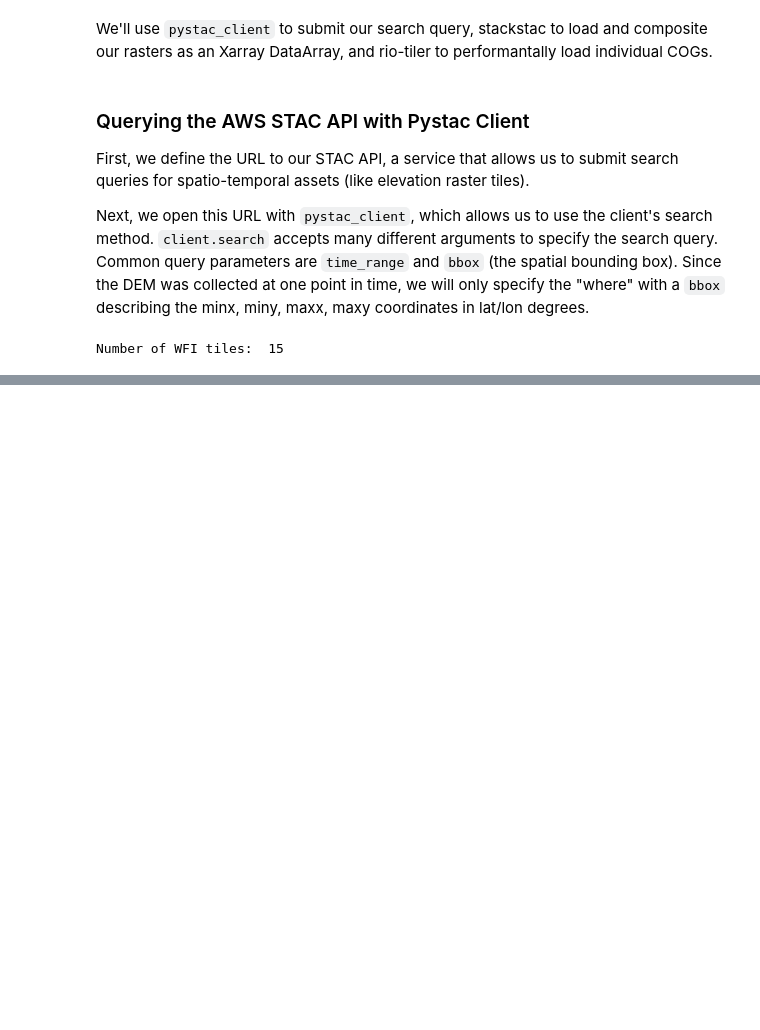
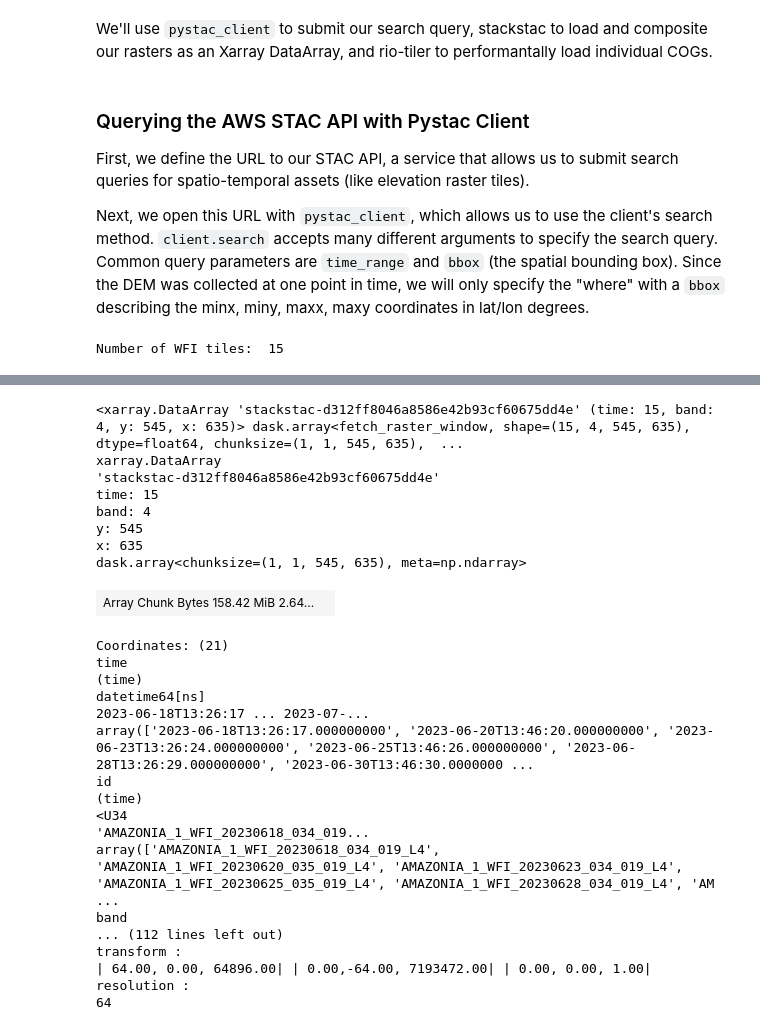
Before and after one commit to developmentseed/asdi-examples, a Jupyter notebook: amazonia-1/amazonia-1-stac-example.ipynb, the cells around one changed output, grey strips where cells are left out. Cells and saved outputs as stored; diff of their text form; code cells hidden in the pictures; blank space fills up the shorter version.

Commit message:
fix: stackstac load working
Added ideas for next section to compare scenes.

```diff
--- a/amazonia-1/amazonia-1-stac-example.ipynb
+++ b/amazonia-1/amazonia-1-stac-example.ipynb
@@ -61,0 +93,42 @@ m
+# %%
+# rio cogeo info was used to determine the resolution of the data
+# feedback when using STAC projection extension include transform
+# Load an Xarray DataArray with a stack of scenes and bands
+# Specify the projection since 2 are present in the source
+# Specify the bbox to limit the data read
+stack = stackstac.stack(
+    source_items,
+    resolution=64,
+    epsg=32723,
+    bounds_latlon=bbox)
+# %%
+# Look at the structure of the data cube
+# 15 scenes, each scene is 4 bands, with a resolution of 635x545
+stack
+# %% [output]
+<xarray.DataArray 'stackstac-d312ff8046a8586e42b93cf60675dd4e' (time: 15, band: 4, y: 545, x: 635)> dask.array<fetch_raster_window, shape=(15, 4, 545, 635), dtype=float64, chunksize=(1, 1, 545, 635),  ...
+xarray.DataArray
+'stackstac-d312ff8046a8586e42b93cf60675dd4e'
+time: 15
+band: 4
+y: 545
+x: 635
+dask.array<chunksize=(1, 1, 545, 635), meta=np.ndarray>
+| Array Chunk Bytes 158.42 MiB 2.64... |  |
+Coordinates: (21)
+time
+(time)
+datetime64[ns]
+2023-06-18T13:26:17 ... 2023-07-...
+array(['2023-06-18T13:26:17.000000000', '2023-06-20T13:46:20.000000000', '2023-06-23T13:26:24.000000000', '2023-06-25T13:46:26.000000000', '2023-06-28T13:26:29.000000000', '2023-06-30T13:46:30.0000000 ...
+id
+(time)
+<U34
+'AMAZONIA_1_WFI_20230618_034_019...
+array(['AMAZONIA_1_WFI_20230618_034_019_L4', 'AMAZONIA_1_WFI_20230620_035_019_L4', 'AMAZONIA_1_WFI_20230623_034_019_L4', 'AMAZONIA_1_WFI_20230625_035_019_L4', 'AMAZONIA_1_WFI_20230628_034_019_L4', 'AM ...
+band
+... (112 lines left out)
+transform :
+| 64.00, 0.00, 64896.00| | 0.00,-64.00, 7193472.00| | 0.00, 0.00, 1.00|
+resolution :
+64
```
Also changed, not shown: parts of 5 cells of this notebook.
